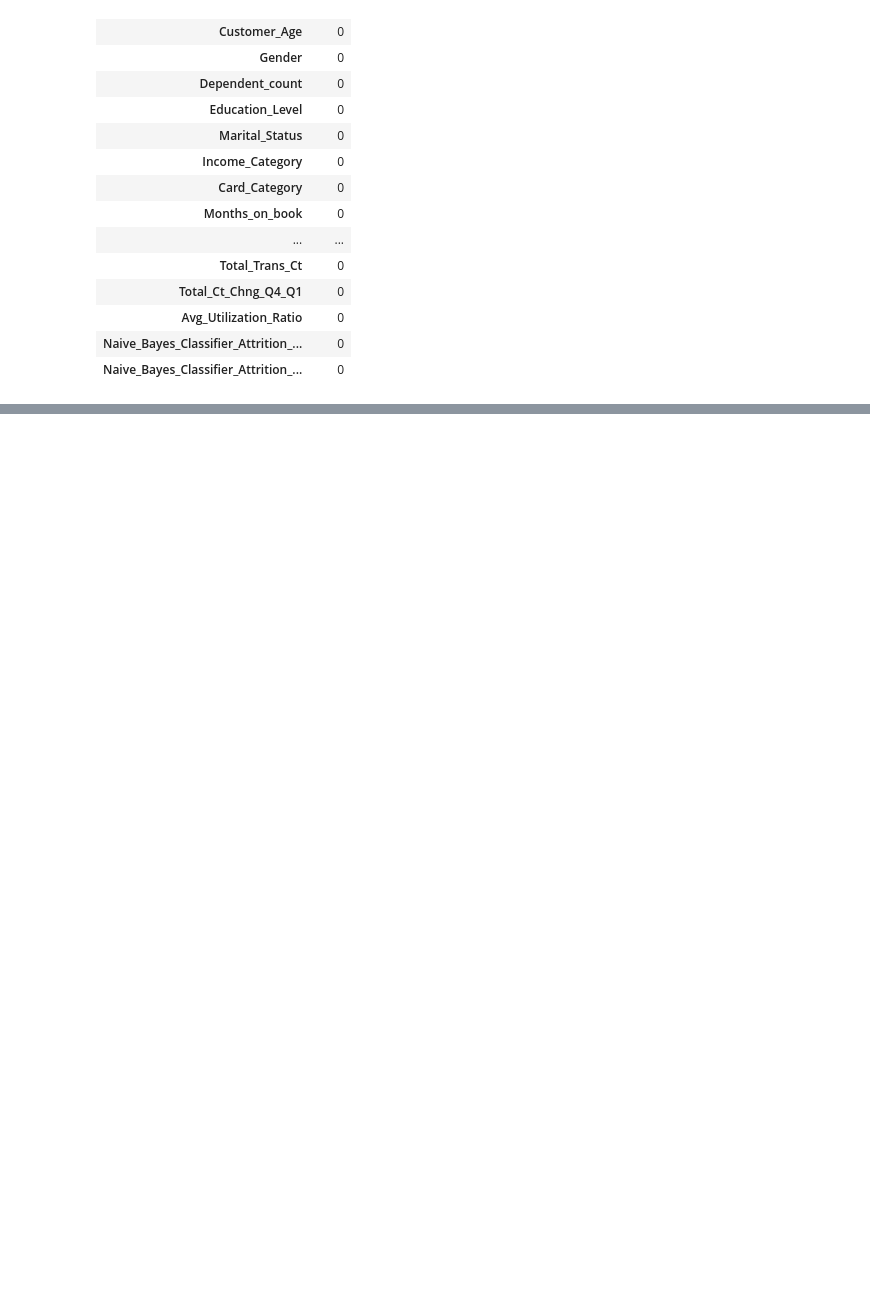
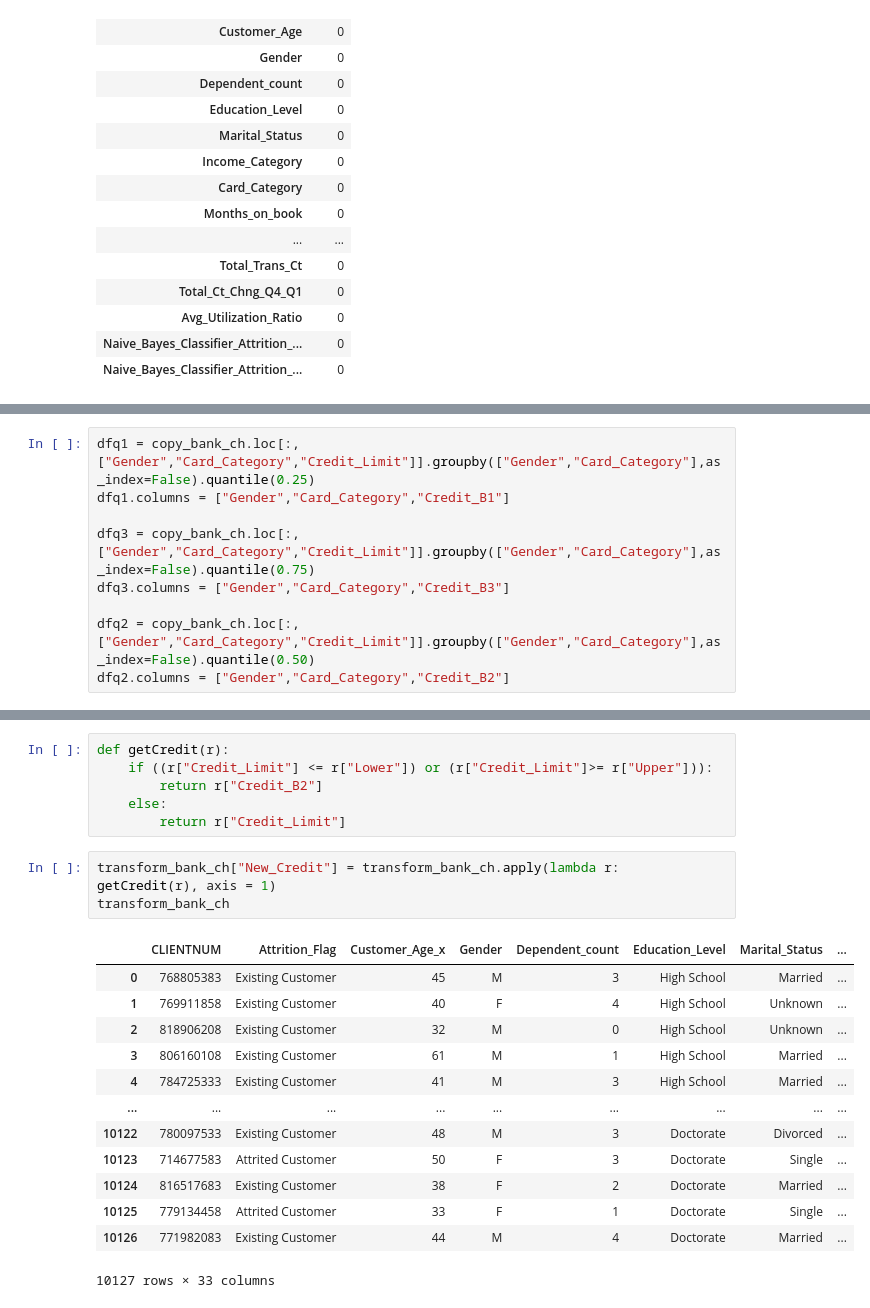
Before and after one commit to galexbh/credit-card-customers-prediction, a Jupyter notebook: src/main.ipynb, the cells around one changed output, grey strips where cells are left out. Saved outputs shown, nothing was run; the diff lists cells and outputs as text; blank space fills up the shorter version.

```diff
--- a/src/main.ipynb
+++ b/src/main.ipynb
@@ -116,0 +232,9 @@ var_categorical
+# %%
+dfq1 = copy_bank_ch.loc[:,["Gender","Card_Category","Credit_Limit"]].groupby(["Gender","Card_Category"],as_index=False).quantile(0.25)
+dfq1.columns = ["Gender","Card_Category","Credit_B1"]
+
+dfq3 = copy_bank_ch.loc[:,["Gender","Card_Category","Credit_Limit"]].groupby(["Gender","Card_Category"],as_index=False).quantile(0.75)
+dfq3.columns = ["Gender","Card_Category","Credit_B3"]
+
+dfq2 = copy_bank_ch.loc[:,["Gender","Card_Category","Credit_Limit"]].groupby(["Gender","Card_Category"],as_index=False).quantile(0.50)
+dfq2.columns = ["Gender","Card_Category","Credit_B2"]
@@ -116,0 +265,23 @@ var_categorical
+# %%
+def getCredit(r):
+    if ((r["Credit_Limit"] <= r["Lower"]) or (r["Credit_Limit"]>= r["Upper"])):
+        return r["Credit_B2"]
+    else:
+        return r["Credit_Limit"]
+# %%
+transform_bank_ch["New_Credit"] = transform_bank_ch.apply(lambda r: getCredit(r), axis = 1)
+transform_bank_ch
+# %% [output]
+|  | CLIENTNUM | Attrition_Flag | Customer_Age_x | Gender | Dependent_count | Education_Level | Marital_Status | ... |
+| 0 | 768805383 | Existing Customer | 45 | M | 3 | High School | Married | ... |
+| 1 | 769911858 | Existing Customer | 40 | F | 4 | High School | Unknown | ... |
+| 2 | 818906208 | Existing Customer | 32 | M | 0 | High School | Unknown | ... |
+| 3 | 806160108 | Existing Customer | 61 | M | 1 | High School | Married | ... |
+| 4 | 784725333 | Existing Customer | 41 | M | 3 | High School | Married | ... |
+| ... | ... | ... | ... | ... | ... | ... | ... | ... |
+| 10122 | 780097533 | Existing Customer | 48 | M | 3 | Doctorate | Divorced | ... |
+| 10123 | 714677583 | Attrited Customer | 50 | F | 3 | Doctorate | Single | ... |
+| 10124 | 816517683 | Existing Customer | 38 | F | 2 | Doctorate | Married | ... |
+| 10125 | 779134458 | Attrited Customer | 33 | F | 1 | Doctorate | Single | ... |
+| 10126 | 771982083 | Existing Customer | 44 | M | 4 | Doctorate | Married | ... |
+10127 rows × 33 columns
```
Also changed, not shown: parts of 18 cells of this notebook.
